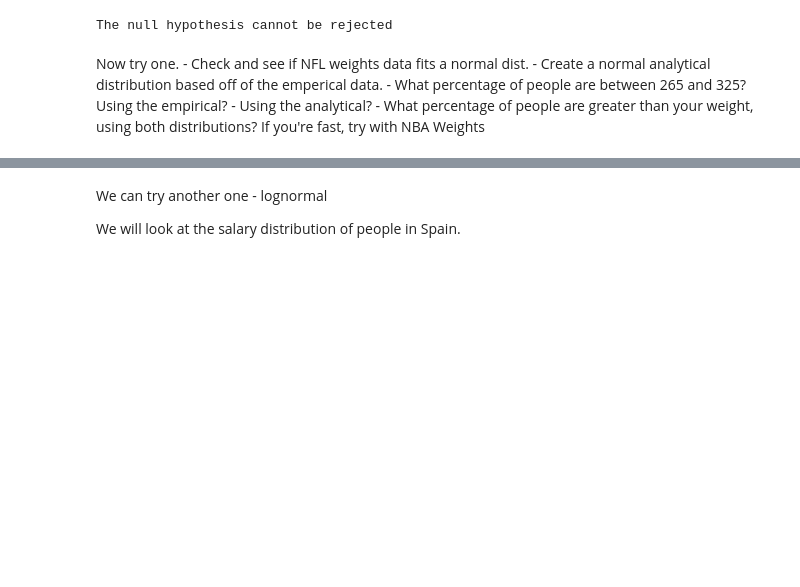
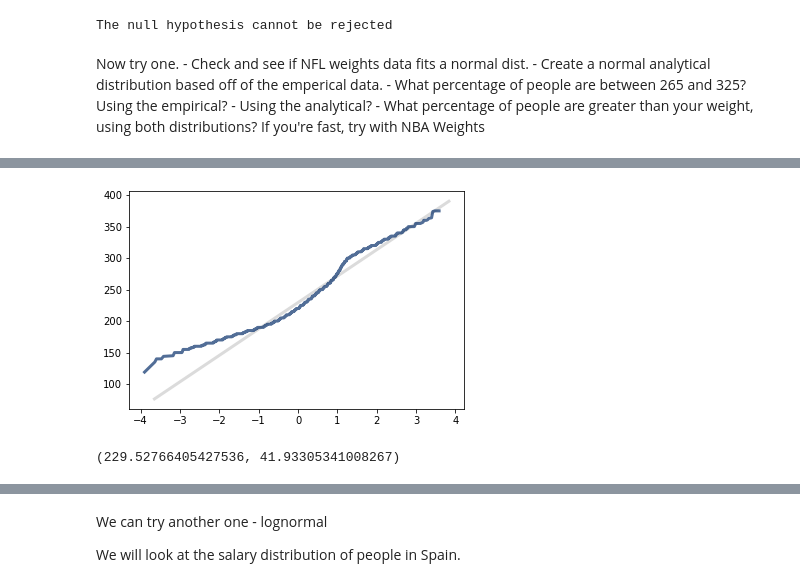
Before and after one commit to Soniyasunny1/BasicClassExamples, a Jupyter notebook: 007_Analytical_Dist.ipynb, the cells around one changed output, grey strips where cells are left out. Cells and saved outputs as stored; diff of their text form; code cells hidden in the pictures; blank space fills up the shorter version.

```diff
--- a/007_Analytical_Dist.ipynb
+++ b/007_Analytical_Dist.ipynb
@@ -117,0 +151,13 @@ If you're fast, try with NBA Weights
+# %%
+#norm prob plot
+thinkplot.clf
+thinkstats2.NormalProbabilityPlot(nfl)
+# %% [output]
+[figure, added]
+# %%
+#make analytical dist
+mu1 = nfl.mean()
+sigma1 = nfl.std()
+mu1, sigma1
+# %% [output]
+(229.52766405427536, 41.93305341008267)
```
Also changed, not shown: parts of 17 cells of this notebook, 1 other file.
